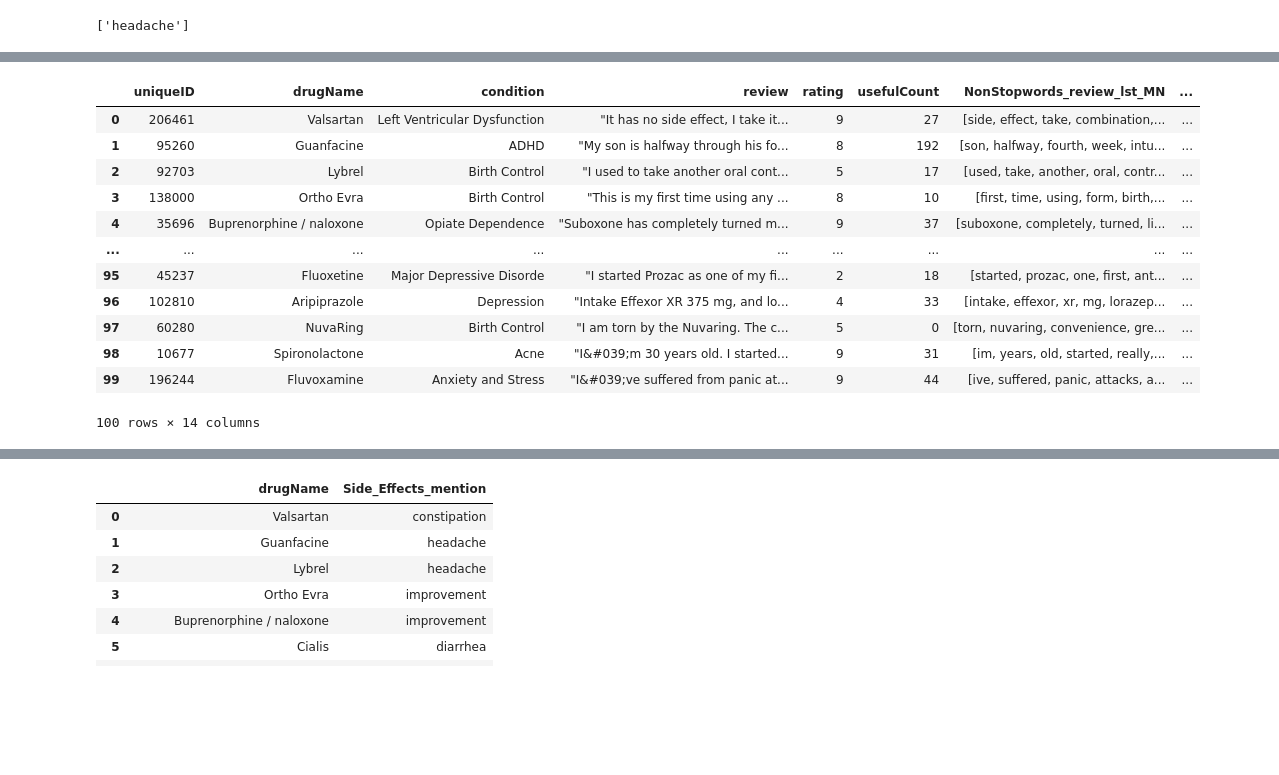
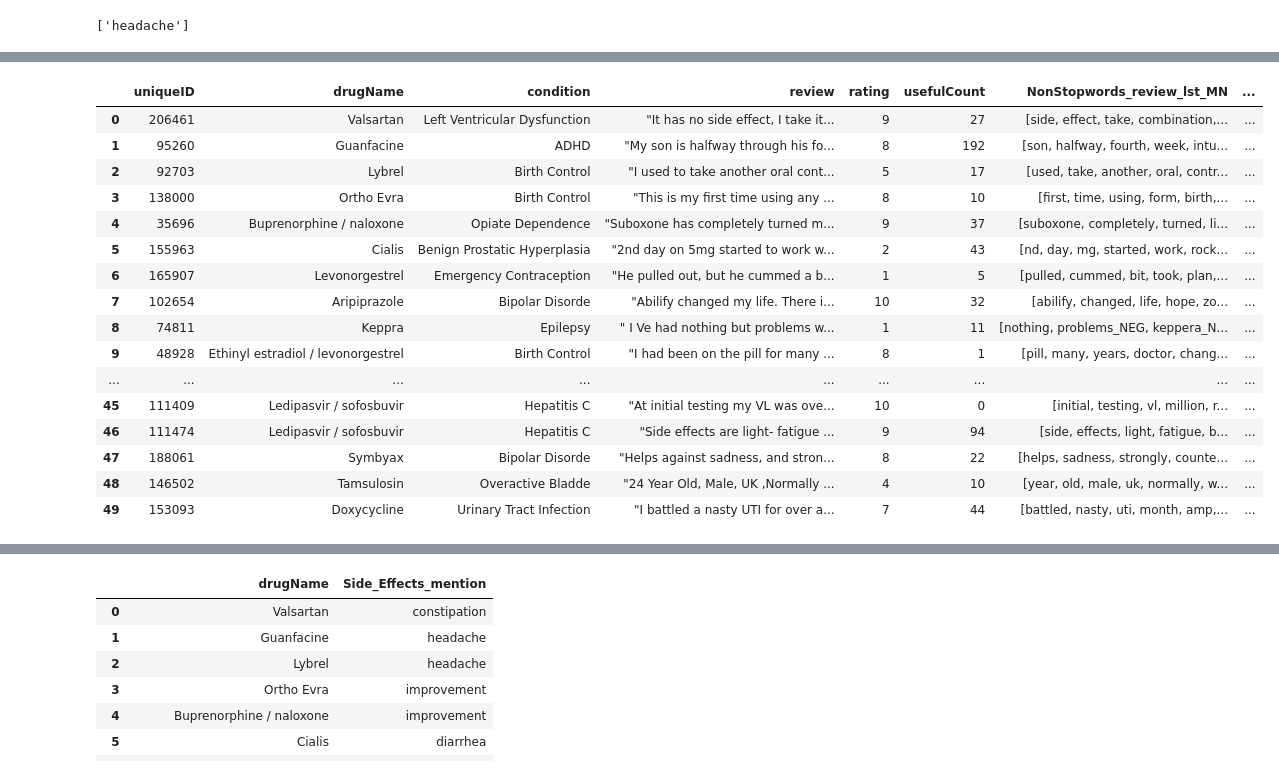
Before and after one commit to hendahmke/adverse_drug_reactions, a Jupyter notebook: notebooks/preprocessing_jack.ipynb, the cells around one changed output, grey strips where cells are left out. Saved outputs shown, nothing was run; the diff lists cells and outputs as text; code cells hidden in the pictures; blank space fills up the shorter version.

```diff
--- a/notebooks/preprocessing_jack.ipynb
+++ b/notebooks/preprocessing_jack.ipynb
@@ -207,0 +187,13 @@ memory usage: 8.6+ MB
+# %%
+### read in all data
+
+data = pd.read_csv('../raw_data/drugsComTrain_raw.csv')
+
+data = data[data['rating'] < 5]
+data = data.reset_index(drop = True)
+data = data.sort_values(by=['drugName'])
+data = data.reset_index(drop = True)
+data = data.drop(["uniqueID", "date", "usefulCount"], axis = 1)
+# print(pd.DataFrame(data["drugName"].value_counts()))
+
+data.info()
@@ -242,16 +255,20 @@ KeyError: "['date'] not found in axis"
 # %%
-data.head(100)
+data.head(50)
 # %% [output]
 |  | uniqueID | drugName | condition | review | rating | usefulCount | NonStopwords_review_lst_MN | ... |
 | 0 | 206461 | Valsartan | Left Ventricular Dysfunction | "It has no side effect, I take it... | 9 | 27 | [side, effect, take, combination,... | ... |
 | 1 | 95260 | Guanfacine | ADHD | "My son is halfway through his fo... | 8 | 192 | [son, halfway, fourth, week, intu... | ... |
 | 2 | 92703 | Lybrel | Birth Control | "I used to take another oral cont... | 5 | 17 | [used, take, another, oral, contr... | ... |
 | 3 | 138000 | Ortho Evra | Birth Control | "This is my first time using any ... | 8 | 10 | [first, time, using, form, birth,... | ... |
 | 4 | 35696 | Buprenorphine / naloxone | Opiate Dependence | "Suboxone has completely turned m... | 9 | 37 | [suboxone, completely, turned, li... | ... |
+| 5 | 155963 | Cialis | Benign Prostatic Hyperplasia | "2nd day on 5mg started to work w... | 2 | 43 | [nd, day, mg, started, work, rock... | ... |
+| 6 | 165907 | Levonorgestrel | Emergency Contraception | "He pulled out, but he cummed a b... | 1 | 5 | [pulled, cummed, bit, took, plan,... | ... |
+| 7 | 102654 | Aripiprazole | Bipolar Disorde | "Abilify changed my life. There i... | 10 | 32 | [abilify, changed, life, hope, zo... | ... |
+| 8 | 74811 | Keppra | Epilepsy | " I Ve had nothing but problems w... | 1 | 11 | [nothing, problems_NEG, keppera_N... | ... |
+| 9 | 48928 | Ethinyl estradiol / levonorgestrel | Birth Control | "I had been on the pill for many ... | 8 | 1 | [pill, many, years, doctor, chang... | ... |
 | ... | ... | ... | ... | ... | ... | ... | ... | ... |
-| 95 | 45237 | Fluoxetine | Major Depressive Disorde | "I started Prozac as one of my fi... | 2 | 18 | [started, prozac, one, first, ant... | ... |
-| 96 | 102810 | Aripiprazole | Depression | "Intake Effexor XR 375 mg, and lo... | 4 | 33 | [intake, effexor, xr, mg, lorazep... | ... |
-| 97 | 60280 | NuvaRing | Birth Control | "I am torn by the Nuvaring. The c... | 5 | 0 | [torn, nuvaring, convenience, gre... | ... |
-| 98 | 10677 | Spironolactone | Acne | "I&#039;m 30 years old. I started... | 9 | 31 | [im, years, old, started, really,... | ... |
-| 99 | 196244 | Fluvoxamine | Anxiety and Stress | "I&#039;ve suffered from panic at... | 9 | 44 | [ive, suffered, panic, attacks, a... | ... |
+| 45 | 111409 | Ledipasvir / sofosbuvir | Hepatitis C | "At initial testing my VL was ove... | 10 | 0 | [initial, testing, vl, million, r... | ... |
+| 46 | 111474 | Ledipasvir / sofosbuvir | Hepatitis C | "Side effects are light- fatigue ... | 9 | 94 | [side, effects, light, fatigue, b... | ... |
+| 47 | 188061 | Symbyax | Bipolar Disorde | "Helps against sadness, and stron... | 8 | 22 | [helps, sadness, strongly, counte... | ... |
+| 48 | 146502 | Tamsulosin | Overactive Bladde | "24 Year Old, Male, UK ,Normally ... | 4 | 10 | [year, old, male, uk, normally, w... | ... |
+| 49 | 153093 | Doxycycline | Urinary Tract Infection | "I battled a nasty UTI for over a... | 7 | 44 | [battled, nasty, uti, month, amp,... | ... |
-100 rows × 14 columns
```
Also changed, not shown: parts of 5 cells of this notebook, 4 other files.
